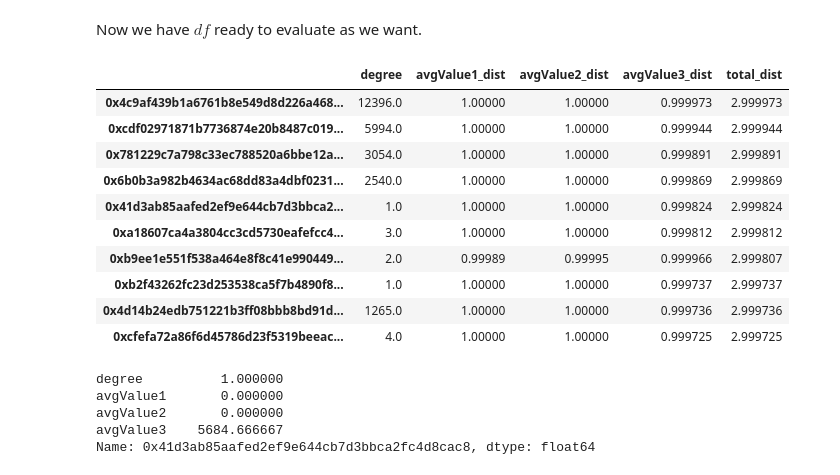
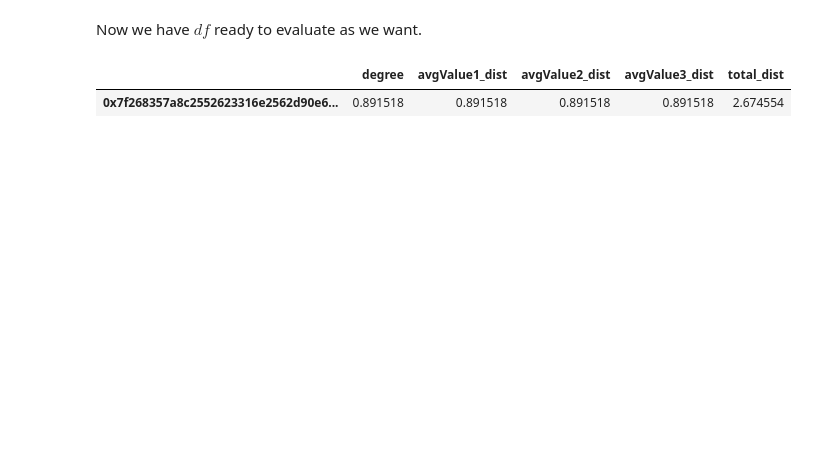
Before and after one commit to PedroHFSO/EthereumDataAnalysis, a Jupyter notebook: Analysis/Russia Paper/Paper Extension/degree_comparasion.ipynb, the cells around one changed output. Saved outputs shown, nothing was run; the diff lists cells and outputs as text; code cells hidden in the pictures; blank space fills up the shorter version.

```diff
--- a/Analysis/Russia Paper/Paper Extension/degree_comparasion.ipynb
+++ b/Analysis/Russia Paper/Paper Extension/degree_comparasion.ipynb
@@ -22,9 +24,9 @@ def avg_columns(df, suffix):
     avg_series = df.mean(axis = 1)
     return pd.DataFrame(avg_series, columns = ["avgValue"+suffix])
 
-def concat_lookup(df, df_id):
+def concat_lookup(df, df_id, suffix = ''):
   try:
-    new_df = (pd.read_csv('lookup_'+df_id+'.csv', index_col = 0)
+    new_df = (pd.read_csv('../datasets/lookup_'+df_id+suffix+'.csv', index_col = 0)
               .pipe(avg_columns, suffix = df_id)
     )
   except Exception as e:
@@ -32,7 +34,7 @@ def concat_lookup(df, df_id):
     return None
   return df.merge(new_df, how='left', left_index=True, right_index=True).fillna(0)
 # %%
-lookup_df = (pd.read_csv('lookup_war.csv', index_col = 0)
+lookup_df = (pd.read_csv('../datasets/lookup_war.csv', index_col = 0)
     .pipe(concat_lookup, df_id = '1')
     .pipe(concat_lookup, df_id = '2')
     .pipe(concat_lookup, df_id = '3')
@@ -59,16 +61,18 @@ lookup_df
 
 **Returns**: A new dataframe with the target column and the distance between that column and all the others, or None if the target column does not exist.
 # %%
-def calc_df_distances(df_, target_col):
-  df = df_.copy()
+def calc_df_distances(df_: pd.DataFrame, target_col: str):
+  scaler = MinMaxScaler()
+  df = df_.copy() #want to make the function immutable
   col_list = list(df.columns)
   if target_col not in col_list: return None
+  scaled_data = scaler.fit_transform(df)
+  df = pd.DataFrame(scaled_data, columns=col_list, index = df.index)
   col_list.remove(target_col)
   for col in col_list:
     target_val = df[target_col].values
     col_val = df[col].values
-    max_abs = np.maximum(np.abs(target_val), np.abs(col_val))
-    new_col = np.abs(target_val - col_val) / max_abs
+    new_col = np.abs(target_val - col_val)
     df[col+'_dist'] = new_col
     df.drop([col], axis = 1, inplace = True)
   df['total_dist'] = df.loc[:, df.columns != target_col].sum(axis = 1)
@@ -97,28 +95,11 @@ df
 Now we have $df$ ready to evaluate as we want.
 # %%
 dist_lower_bound = .7
-df = df.query('total_dist >= 2.5 and total_dist < 3')
-df = df.query('avgValue1_dist > '+str(dist_lower_bound))
-df = df.query('avgValue2_dist > '+str(dist_lower_bound))
-df = df.query('avgValue3_dist > '+str(dist_lower_bound))
-df.sort_values(by = 'total_dist', ascending = False).iloc[:10]
+df_filter = df.copy().query('total_dist >= 2.5 and total_dist < 3')
+df_filter = df_filter.query('avgValue1_dist > '+str(dist_lower_bound))
+df_filter = df_filter.query('avgValue2_dist > '+str(dist_lower_bound))
+df_filter = df_filter.query('avgValue3_dist > '+str(dist_lower_bound))
+df_filter.sort_values(by = 'total_dist', ascending = False).iloc[:10]
 # %% [output]
 |  | degree | avgValue1_dist | avgValue2_dist | avgValue3_dist | total_dist |
-| 0x4c9af439b1a6761b8e549d8d226a468... | 12396.0 | 1.00000 | 1.00000 | 0.999973 | 2.999973 |
-| 0xcdf02971871b7736874e20b8487c019... | 5994.0 | 1.00000 | 1.00000 | 0.999944 | 2.999944 |
-| 0x781229c7a798c33ec788520a6bbe12a... | 3054.0 | 1.00000 | 1.00000 | 0.999891 | 2.999891 |
-| 0x6b0b3a982b4634ac68dd83a4dbf0231... | 2540.0 | 1.00000 | 1.00000 | 0.999869 | 2.999869 |
-| 0x41d3ab85aafed2ef9e644cb7d3bbca2... | 1.0 | 1.00000 | 1.00000 | 0.999824 | 2.999824 |
-| 0xa18607ca4a3804cc3cd5730eafefcc4... | 3.0 | 1.00000 | 1.00000 | 0.999812 | 2.999812 |
-| 0xb9ee1e551f538a464e8f8c41e990449... | 2.0 | 0.99989 | 0.99995 | 0.999966 | 2.999807 |
-| 0xb2f43262fc23d253538ca5f7b4890f8... | 1.0 | 1.00000 | 1.00000 | 0.999737 | 2.999737 |
-| 0x4d14b24edb751221b3ff08bbb8bd91d... | 1265.0 | 1.00000 | 1.00000 | 0.999736 | 2.999736 |
-| 0xcfefa72a86f6d45786d23f5319beeac... | 4.0 | 1.00000 | 1.00000 | 0.999725 | 2.999725 |
+| 0x7f268357a8c2552623316e2562d90e6... | 0.891518 | 0.891518 | 0.891518 | 0.891518 | 2.674554 |
-# %%
-lookup_df.loc['0x41d3ab85aafed2ef9e644cb7d3bbca2fc4d8cac8']
-# %% [output]
-degree          1.000000
-avgValue1       0.000000
-avgValue2       0.000000
-avgValue3    5684.666667
-Name: 0x41d3ab85aafed2ef9e644cb7d3bbca2fc4d8cac8, dtype: float64
```
Also changed, not shown: parts of 13 cells of this notebook.
